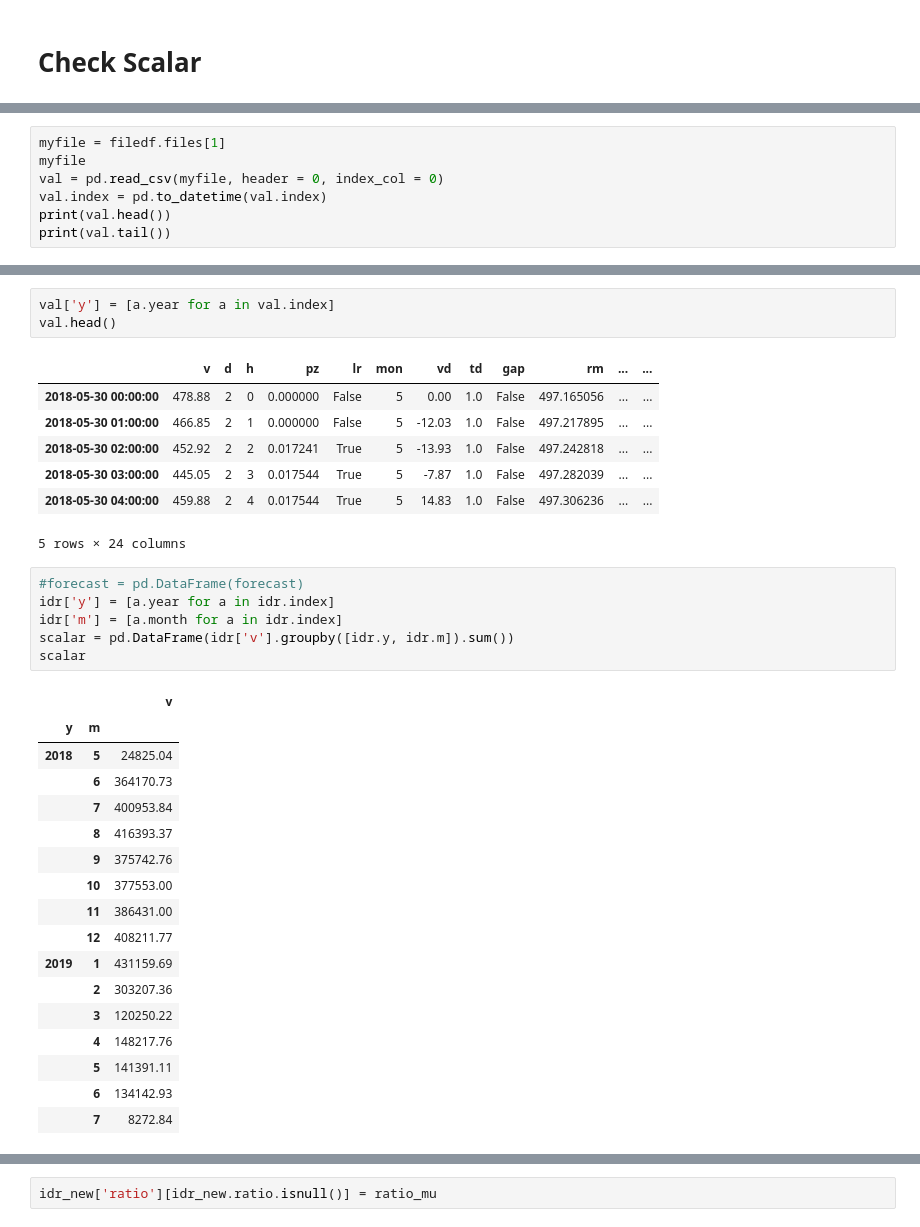
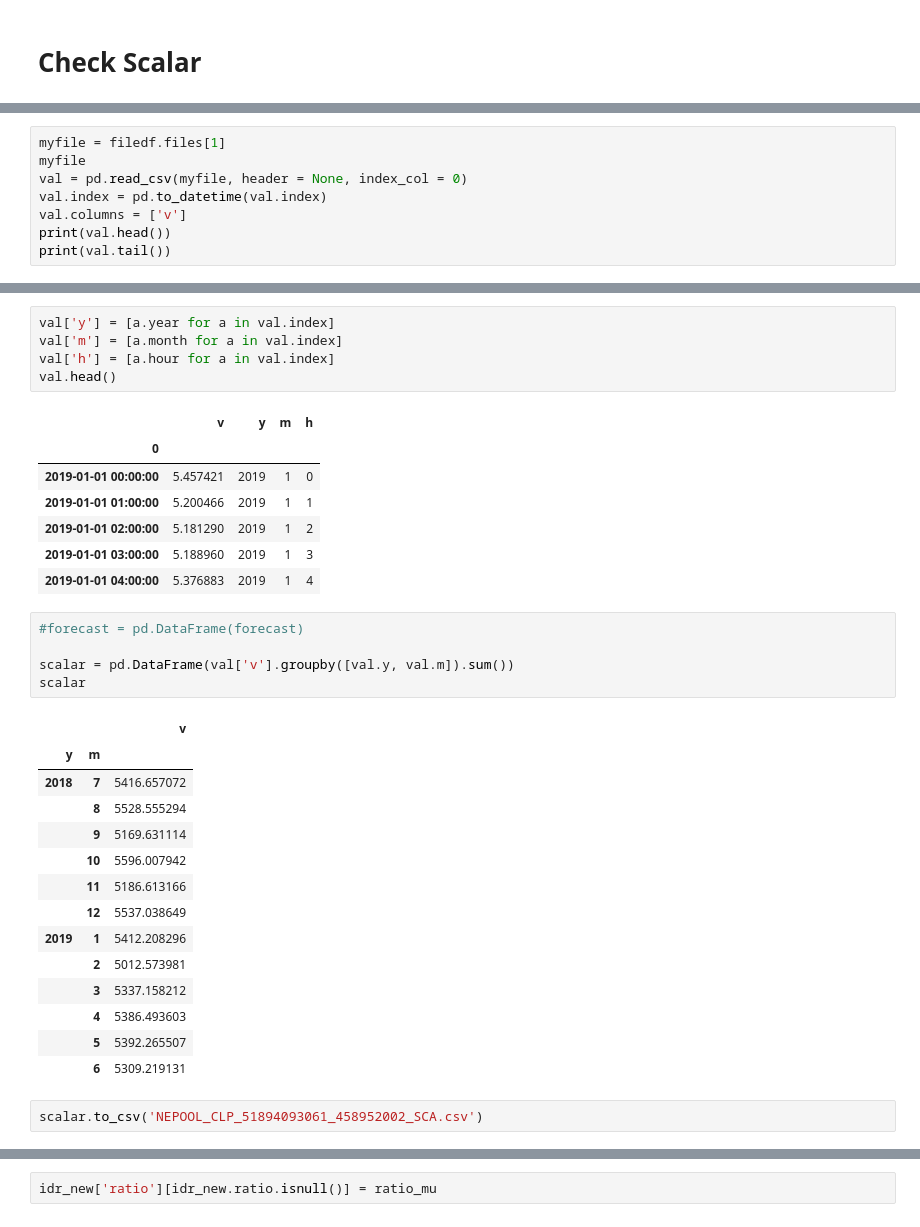
Before and after one commit to stevenhurwitt/LA-tools, a Jupyter notebook: EWX_Forecast/IDR_download_timeshift.ipynb, the cells around one changed output, grey strips where cells are left out. Saved outputs shown, nothing was run; the diff lists cells and outputs as text.

```diff
--- a/EWX_Forecast/IDR_download_timeshift.ipynb
+++ b/EWX_Forecast/IDR_download_timeshift.ipynb
@@ -141,8 +118,9 @@ files found in dir:  C:\Users\wb5888\LA-tools\EWX_Forecast\csv
 # %%
 myfile = filedf.files[1]
 myfile
-val = pd.read_csv(myfile, header = 0, index_col = 0)
+val = pd.read_csv(myfile, header = None, index_col = 0)
 val.index = pd.to_datetime(val.index)
+val.columns = ['v']
 print(val.head())
 print(val.tail())
 # %% [output]
@@ -166,36 +141,36 @@ print(val.tail())
 # %%
 val['y'] = [a.year for a in val.index]
+val['m'] = [a.month for a in val.index]
+val['h'] = [a.hour for a in val.index]
 val.head()
 # %% [output]
-|  | v | d | h | pz | lr | mon | vd | td | gap | rm | ... | ... |
-| 2018-05-30 00:00:00 | 478.88 | 2 | 0 | 0.000000 | False | 5 | 0.00 | 1.0 | False | 497.165056 | ... | ... |
-| 2018-05-30 01:00:00 | 466.85 | 2 | 1 | 0.000000 | False | 5 | -12.03 | 1.0 | False | 497.217895 | ... | ... |
-| 2018-05-30 02:00:00 | 452.92 | 2 | 2 | 0.017241 | True | 5 | -13.93 | 1.0 | False | 497.242818 | ... | ... |
-| 2018-05-30 03:00:00 | 445.05 | 2 | 3 | 0.017544 | True | 5 | -7.87 | 1.0 | False | 497.282039 | ... | ... |
-| 2018-05-30 04:00:00 | 459.88 | 2 | 4 | 0.017544 | True | 5 | 14.83 | 1.0 | False | 497.306236 | ... | ... |
+|  | v | y | m | h |
+| 0 |  |  |  |  |
+| 2019-01-01 00:00:00 | 5.457421 | 2019 | 1 | 0 |
+| 2019-01-01 01:00:00 | 5.200466 | 2019 | 1 | 1 |
+| 2019-01-01 02:00:00 | 5.181290 | 2019 | 1 | 2 |
+| 2019-01-01 03:00:00 | 5.188960 | 2019 | 1 | 3 |
+| 2019-01-01 04:00:00 | 5.376883 | 2019 | 1 | 4 |
-5 rows × 24 columns
 # %%
 #forecast = pd.DataFrame(forecast)
-idr['y'] = [a.year for a in idr.index]
-idr['m'] = [a.month for a in idr.index]
-scalar = pd.DataFrame(idr['v'].groupby([idr.y, idr.m]).sum())
+
+scalar = pd.DataFrame(val['v'].groupby([val.y, val.m]).sum())
 scalar
 # %% [output]
 |  |  | v |
 | y | m |  |
-| 2018 | 5 | 24825.04 |
-|  | 6 | 364170.73 |
-|  | 7 | 400953.84 |
-|  | 8 | 416393.37 |
-|  | 9 | 375742.76 |
-|  | 10 | 377553.00 |
-|  | 11 | 386431.00 |
-|  | 12 | 408211.77 |
-| 2019 | 1 | 431159.69 |
-|  | 2 | 303207.36 |
-|  | 3 | 120250.22 |
-|  | 4 | 148217.76 |
-|  | 5 | 141391.11 |
-|  | 6 | 134142.93 |
-|  | 7 | 8272.84 |
+| 2018 | 7 | 5416.657072 |
+|  | 8 | 5528.555294 |
+|  | 9 | 5169.631114 |
+|  | 10 | 5596.007942 |
+|  | 11 | 5186.613166 |
+|  | 12 | 5537.038649 |
+| 2019 | 1 | 5412.208296 |
+|  | 2 | 5012.573981 |
+|  | 3 | 5337.158212 |
+|  | 4 | 5386.493603 |
+|  | 5 | 5392.265507 |
+|  | 6 | 5309.219131 |
+# %%
+scalar.to_csv('NEPOOL_CLP_51894093061_458952002_SCA.csv')
 # %%
```
Also changed, not shown: parts of 14 cells of this notebook, 3 other files.
